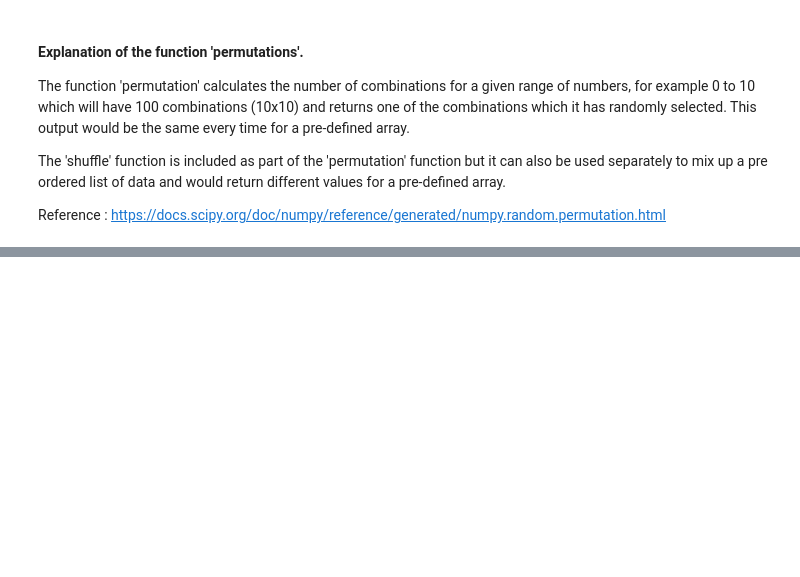
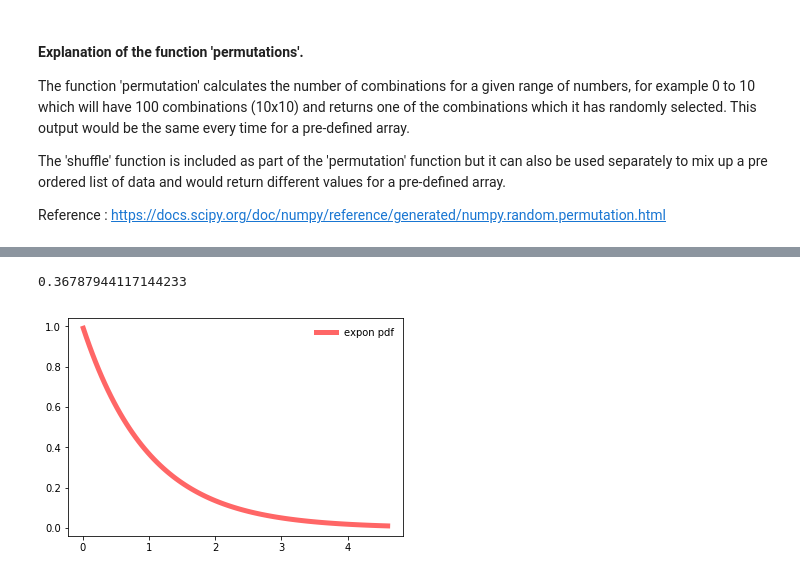
Before and after one commit to MayoMary/Programming-for-DA, a Jupyter notebook: Assignment - Numpy.random.ipynb, the cells around one changed output, grey strips where cells are left out. Drawn from its saved outputs; the diff is of its cells as text; code cells hidden in the pictures; blank space fills up the shorter version.

Commit message:
Add files via upload
Exponential Distribution nearly done

```diff
--- a/Assignment - Numpy.random.ipynb
+++ b/Assignment - Numpy.random.ipynb
@@ -126 +145,46 @@ plt.show()
+# %%
+# Use of scipy.stats module and the expon function
+
+# Get the probability of waiting more than 1 time unit before a success
+prob_1 = stats.expon.cdf(x=1, scale=1)
+# Arrival rate
+1 - prob_1
+
+# Average arrival time = 1/arrival_rate for exponential distributions.
+# %% [output]
+0.36787944117144233
+# %%
+#from scipy.stats import expon
+import matplotlib.pyplot as plt
+fig, ax = plt.subplots(1, 1)
+
+#Calculate a few first moments:
+#mean, var, skew, kurt = expon.stats(moments='mvsk')
+
+# Display the probability density function (pdf):
+x = np.linspace(expon.ppf(0.01),expon.ppf(0.99), 100)
+ax.plot(x, expon.pdf(x),'r-', lw=5, alpha=0.6, label='expon pdf')
+
+#Alternatively, the distribution object can be called (as a function) to fix the shape, location and scale parameters.
+#This returns a “frozen” RV object holding the given parameters fixed.
+
+#Freeze the distribution and display the frozen pdf:
+
+#rv = expon()
+#ax.plot(x, rv.pdf(x), 'k-', lw=2, label='frozen pdf')
+
+#Check accuracy of cdf and ppf:
+vals = expon.ppf([0.001, 0.5, 0.999])
+np.allclose([0.001, 0.5, 0.999], expon.cdf(vals))
+True
+# Generate random numbers:
+
+
+r = expon.rvs(size=1000)
+# And compare the histogram:
+# ax.hist(r, density=True, histtype='stepfilled', alpha=0.2)
+ax.legend(loc='best', frameon=False)
+plt.show()
+# %% [output]
+[figure, added]
 # %% [markdown]
```
Also changed, not shown: parts of 12 cells of this notebook.
